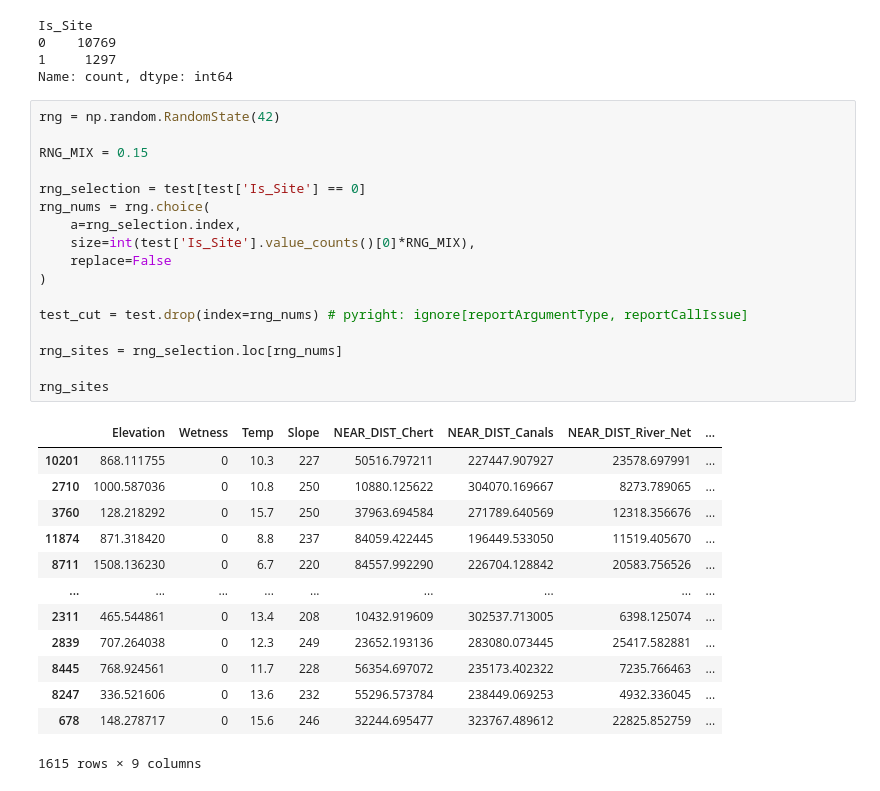
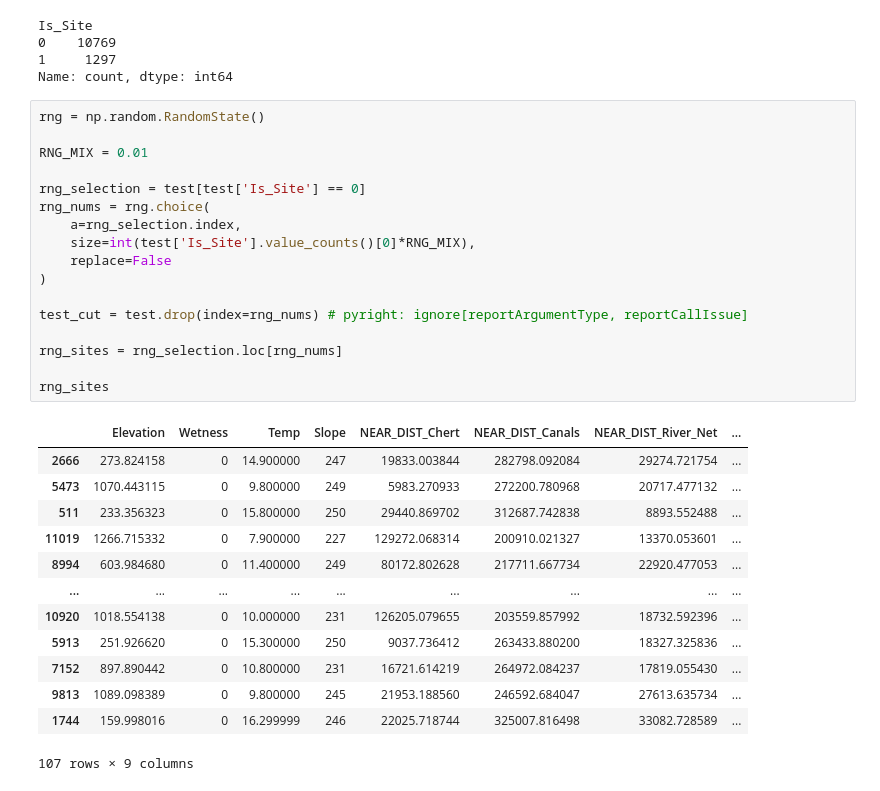
Before and after one commit to BU-Spark/ds-ciss-predicting-dig-sites, a Jupyter notebook: analysis/model.ipynb, the cells around one changed output. Drawn from its saved outputs; the diff is of its cells as text.

```diff
--- a/analysis/model.ipynb
+++ b/analysis/model.ipynb
@@ -154,36 +154,36 @@ Is_Site
 1     1297
 Name: count, dtype: int64
 # %%
-rng = np.random.RandomState(42)
+rng = np.random.RandomState()
 
-RNG_MIX = 0.15
+RNG_MIX = 0.01
 
 rng_selection = test[test['Is_Site'] == 0]
 rng_nums = rng.choice(
     a=rng_selection.index,
     size=int(test['Is_Site'].value_counts()[0]*RNG_MIX),
     replace=False
 )
 
 test_cut = test.drop(index=rng_nums) # pyright: ignore[reportArgumentType, reportCallIssue]
 
 rng_sites = rng_selection.loc[rng_nums]
 
 rng_sites
 # %% [output]
 |  | Elevation | Wetness | Temp | Slope | NEAR_DIST_Chert | NEAR_DIST_Canals | NEAR_DIST_River_Net | ... |
-| 10201 | 868.111755 | 0 | 10.3 | 227 | 50516.797211 | 227447.907927 | 23578.697991 | ... |
-| 2710 | 1000.587036 | 0 | 10.8 | 250 | 10880.125622 | 304070.169667 | 8273.789065 | ... |
-| 3760 | 128.218292 | 0 | 15.7 | 250 | 37963.694584 | 271789.640569 | 12318.356676 | ... |
-| 11874 | 871.318420 | 0 | 8.8 | 237 | 84059.422445 | 196449.533050 | 11519.405670 | ... |
-| 8711 | 1508.136230 | 0 | 6.7 | 220 | 84557.992290 | 226704.128842 | 20583.756526 | ... |
+| 2666 | 273.824158 | 0 | 14.900000 | 247 | 19833.003844 | 282798.092084 | 29274.721754 | ... |
+| 5473 | 1070.443115 | 0 | 9.800000 | 249 | 5983.270933 | 272200.780968 | 20717.477132 | ... |
+| 511 | 233.356323 | 0 | 15.800000 | 250 | 29440.869702 | 312687.742838 | 8893.552488 | ... |
+| 11019 | 1266.715332 | 0 | 7.900000 | 227 | 129272.068314 | 200910.021327 | 13370.053601 | ... |
+| 8994 | 603.984680 | 0 | 11.400000 | 249 | 80172.802628 | 217711.667734 | 22920.477053 | ... |
 | ... | ... | ... | ... | ... | ... | ... | ... | ... |
-| 2311 | 465.544861 | 0 | 13.4 | 208 | 10432.919609 | 302537.713005 | 6398.125074 | ... |
-| 2839 | 707.264038 | 0 | 12.3 | 249 | 23652.193136 | 283080.073445 | 25417.582881 | ... |
-| 8445 | 768.924561 | 0 | 11.7 | 228 | 56354.697072 | 235173.402322 | 7235.766463 | ... |
-| 8247 | 336.521606 | 0 | 13.6 | 232 | 55296.573784 | 238449.069253 | 4932.336045 | ... |
-| 678 | 148.278717 | 0 | 15.6 | 246 | 32244.695477 | 323767.489612 | 22825.852759 | ... |
+| 10920 | 1018.554138 | 0 | 10.000000 | 231 | 126205.079655 | 203559.857992 | 18732.592396 | ... |
+| 5913 | 251.926620 | 0 | 15.300000 | 250 | 9037.736412 | 263433.880200 | 18327.325836 | ... |
+| 7152 | 897.890442 | 0 | 10.800000 | 231 | 16721.614219 | 264972.084237 | 17819.055430 | ... |
+| 9813 | 1089.098389 | 0 | 9.800000 | 245 | 21953.188560 | 246592.684047 | 27613.635734 | ... |
+| 1744 | 159.998016 | 0 | 16.299999 | 246 | 22025.718744 | 325007.816498 | 33082.728589 | ... |
-1615 rows × 9 columns
+107 rows × 9 columns
 # %%
 known_rng = pd.concat([known, rng_sites], ignore_index=True)
 
```
Also changed, not shown: parts of 8 cells of this notebook.
